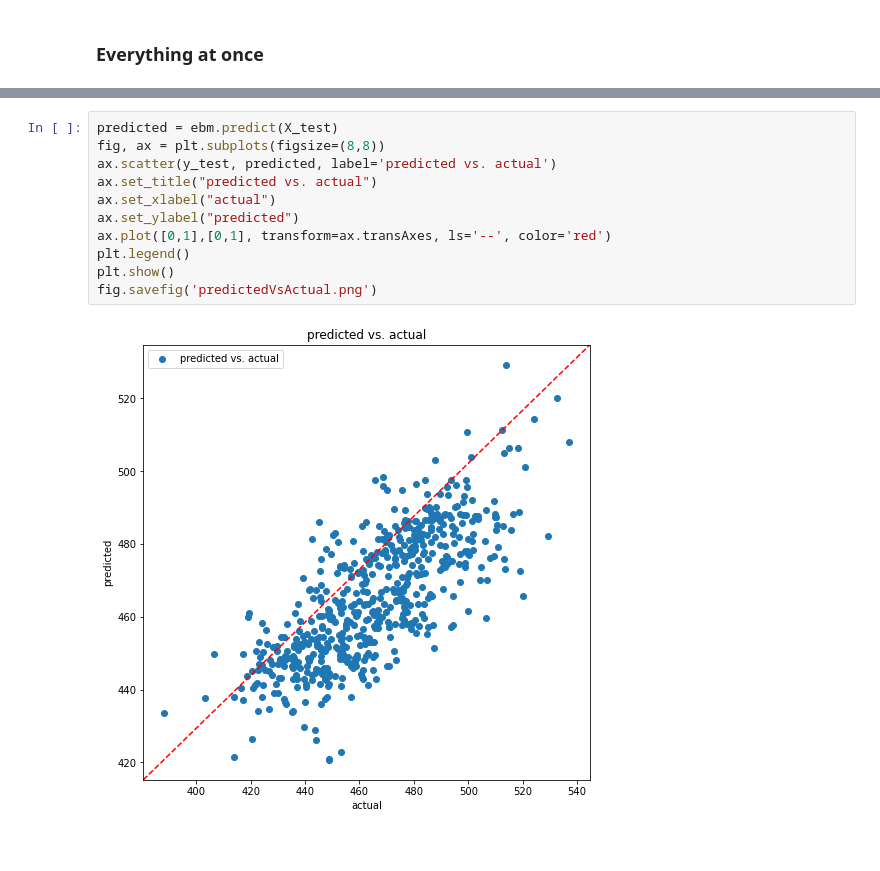
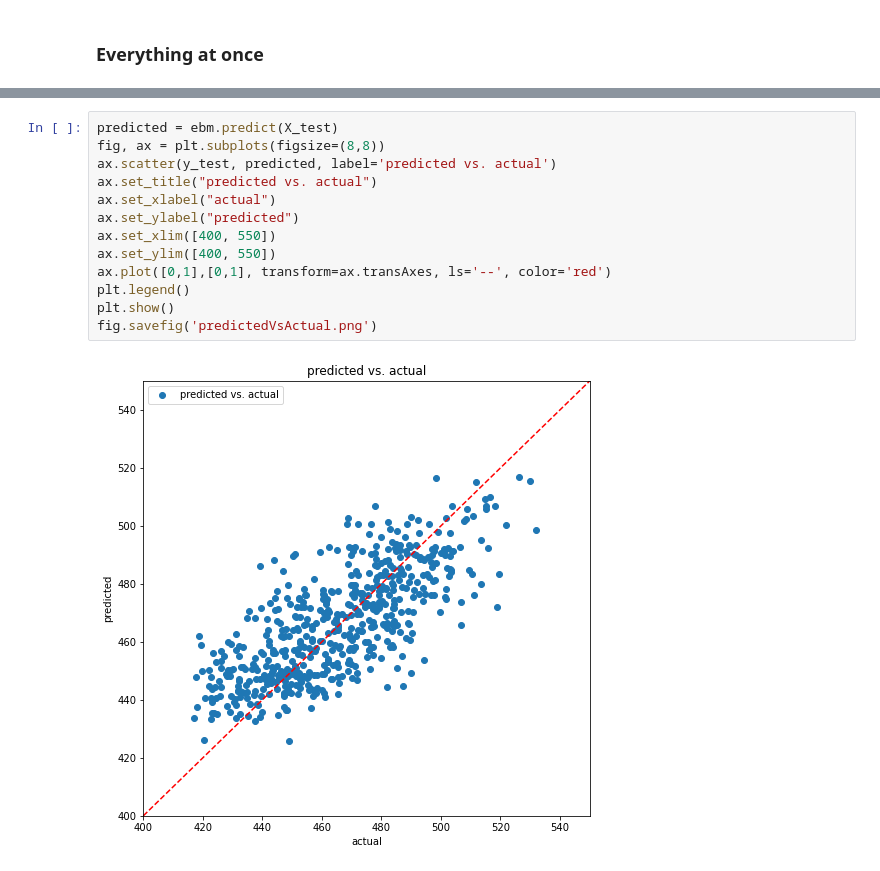
Before and after one commit to Ghinojoz/COS-Seesaw, a Jupyter notebook: Seesaw_GA2M.ipynb, the cells around one changed output, grey strips where cells are left out. Cells and saved outputs as stored; diff of their text form.

Commit message:
update predict vs actual plot to have same axis range
set axis range for both axes to 400 - > 550

```diff
--- a/Seesaw_GA2M.ipynb
+++ b/Seesaw_GA2M.ipynb
@@ -107,13 +107,15 @@ show([marginal_explanation, lr_global, lr_perf, lr_local, rt_global, rt_perf, rt
 # %%
 predicted = ebm.predict(X_test)
 fig, ax = plt.subplots(figsize=(8,8))
 ax.scatter(y_test, predicted, label='predicted vs. actual')
 ax.set_title("predicted vs. actual")
 ax.set_xlabel("actual")
 ax.set_ylabel("predicted")
+ax.set_xlim([400, 550])
+ax.set_ylim([400, 550])
 ax.plot([0,1],[0,1], transform=ax.transAxes, ls='--', color='red')
 plt.legend()
 plt.show()
 fig.savefig('predictedVsActual.png')
 # %% [output]
-[figure, old version]
+[figure, new version]
```
Also changed, not shown: parts of 1 cell of this notebook, 1 other file.
